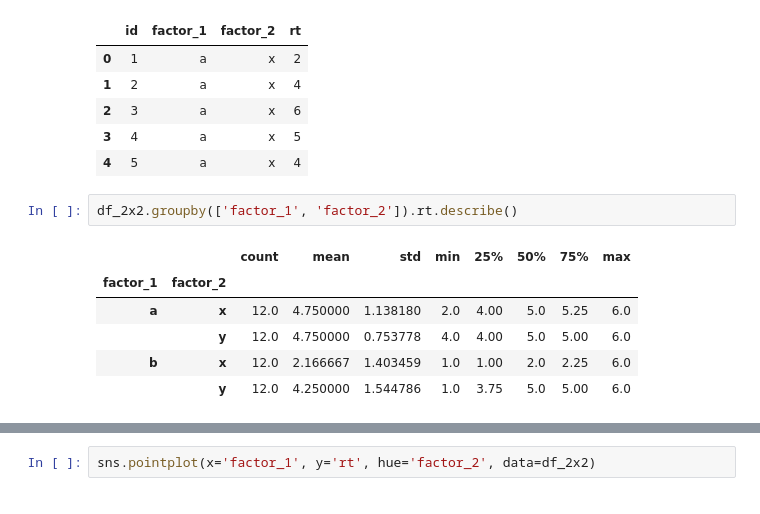
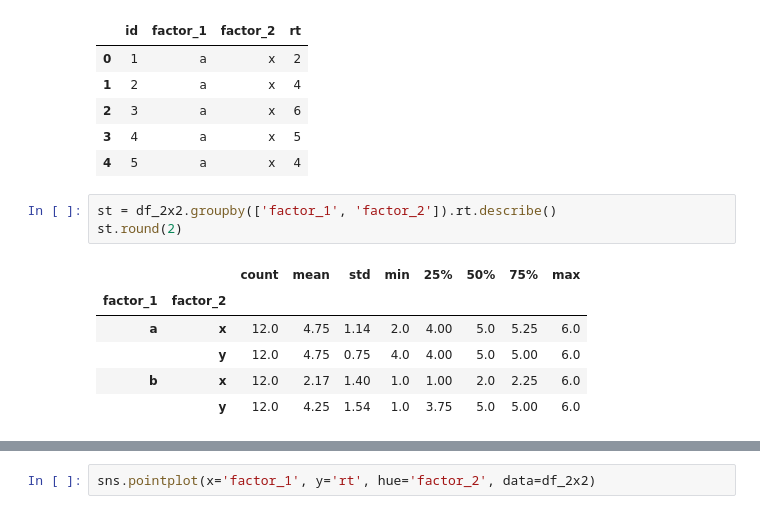
Before and after one commit to k-basinski/mbp, a Jupyter notebook: cw/przyg_danych/analiza.ipynb, the cells around one changed output, grey strips where cells are left out. Saved outputs shown, nothing was run; the diff lists cells and outputs as text.

```diff
--- a/cw/przyg_danych/analiza.ipynb
+++ b/cw/przyg_danych/analiza.ipynb
@@ -142,11 +158,12 @@ df_2x2.head()
 | 3 | 4 | a | x | 5 |
 | 4 | 5 | a | x | 4 |
 # %%
-df_2x2.groupby(['factor_1', 'factor_2']).rt.describe()
+st = df_2x2.groupby(['factor_1', 'factor_2']).rt.describe()
+st.round(2)
 # %% [output]
 |  |  | count | mean | std | min | 25% | 50% | 75% | max |
 | factor_1 | factor_2 |  |  |  |  |  |  |  |  |
-| a | x | 12.0 | 4.750000 | 1.138180 | 2.0 | 4.00 | 5.0 | 5.25 | 6.0 |
-|  | y | 12.0 | 4.750000 | 0.753778 | 4.0 | 4.00 | 5.0 | 5.00 | 6.0 |
-| b | x | 12.0 | 2.166667 | 1.403459 | 1.0 | 1.00 | 2.0 | 2.25 | 6.0 |
-|  | y | 12.0 | 4.250000 | 1.544786 | 1.0 | 3.75 | 5.0 | 5.00 | 6.0 |
+| a | x | 12.0 | 4.75 | 1.14 | 2.0 | 4.00 | 5.0 | 5.25 | 6.0 |
+|  | y | 12.0 | 4.75 | 0.75 | 4.0 | 4.00 | 5.0 | 5.00 | 6.0 |
+| b | x | 12.0 | 2.17 | 1.40 | 1.0 | 1.00 | 2.0 | 2.25 | 6.0 |
+|  | y | 12.0 | 4.25 | 1.54 | 1.0 | 3.75 | 5.0 | 5.00 | 6.0 |
```
Also changed, not shown: parts of 12 cells of this notebook, 13 other files.
